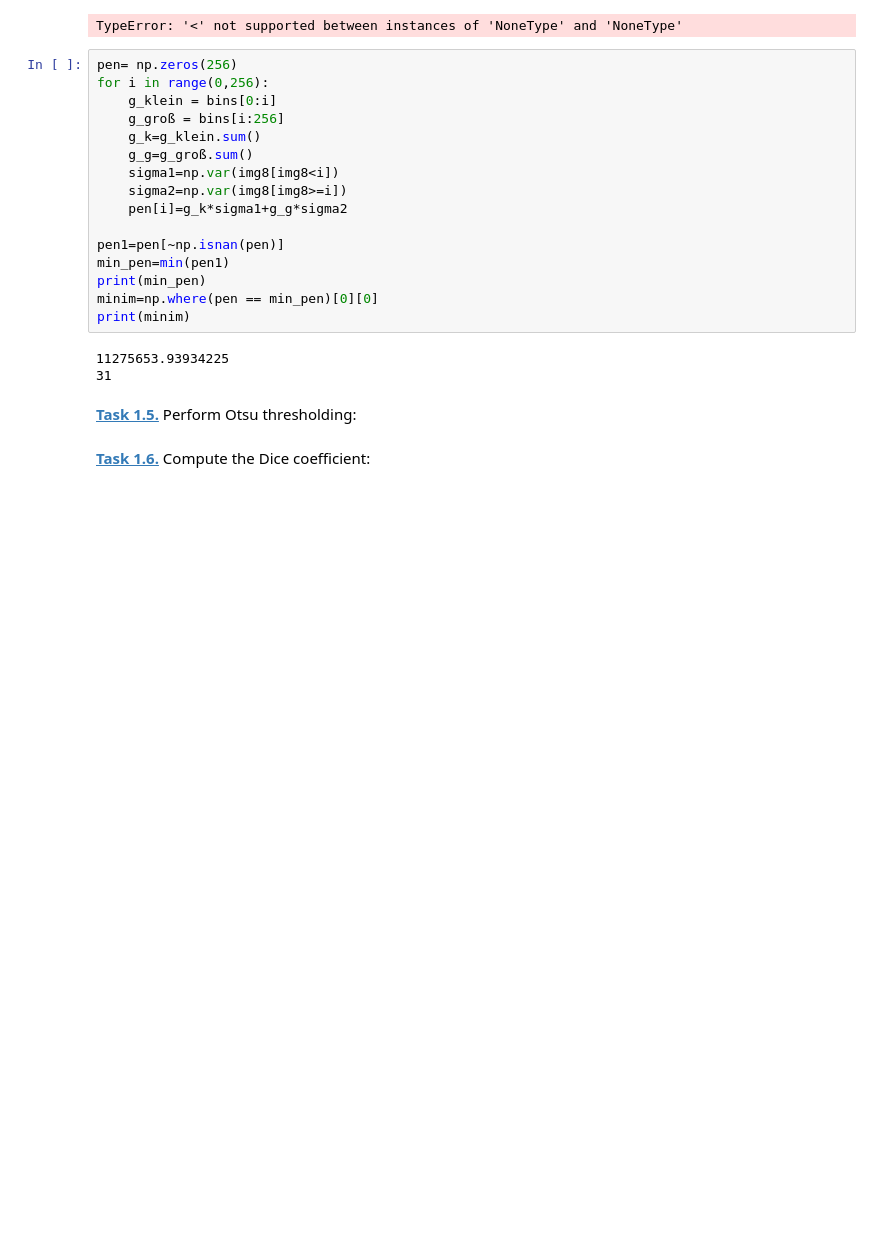
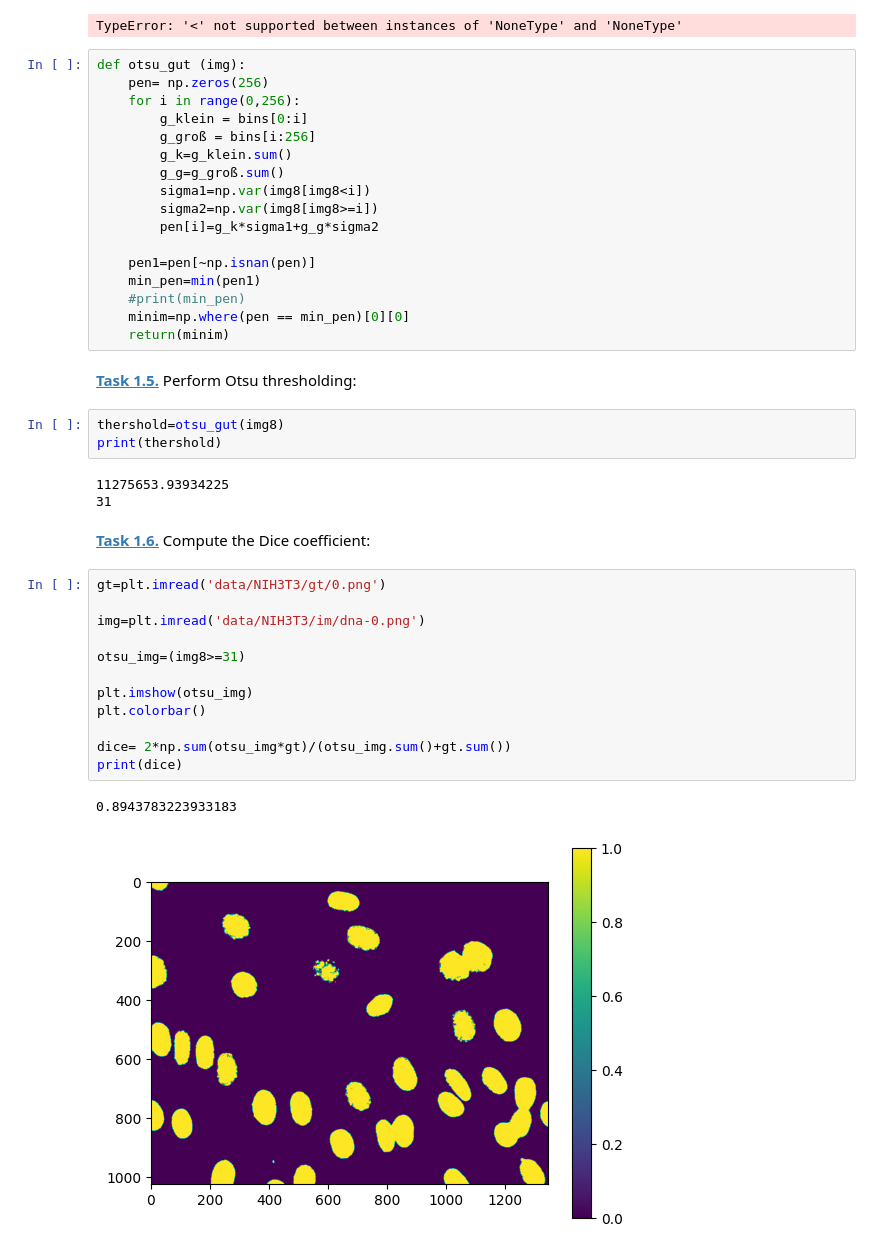
Before and after one commit to csytox/extracting-nuclear-codes-or-smth, a Jupyter notebook: otsu.ipynb, the cells around one changed output. Saved outputs shown, nothing was run; the diff lists cells and outputs as text; blank space fills up the shorter version.

```diff
--- a/otsu.ipynb
+++ b/otsu.ipynb
@@ -79,25 +84,44 @@ otsu(bins)
 0 550322
 TypeError: '<' not supported between instances of 'NoneType' and 'NoneType'
 # %%
-pen= np.zeros(256)
-for i in range(0,256):
-    g_klein = bins[0:i]
-    g_groß = bins[i:256]
-    g_k=g_klein.sum()
-    g_g=g_groß.sum()
-    sigma1=np.var(img8[img8<i])
-    sigma2=np.var(img8[img8>=i])
-    pen[i]=g_k*sigma1+g_g*sigma2
+def otsu_gut (img):
+    pen= np.zeros(256)
+    for i in range(0,256):
+        g_klein = bins[0:i]
+        g_groß = bins[i:256]
+        g_k=g_klein.sum()
+        g_g=g_groß.sum()
+        sigma1=np.var(img8[img8<i])
+        sigma2=np.var(img8[img8>=i])
+        pen[i]=g_k*sigma1+g_g*sigma2
 
-pen1=pen[~np.isnan(pen)]
-min_pen=min(pen1)
-print(min_pen)
-minim=np.where(pen == min_pen)[0][0]
-print(minim)
+    pen1=pen[~np.isnan(pen)]
+    min_pen=min(pen1)
+    #print(min_pen)
+    minim=np.where(pen == min_pen)[0][0]
+    return(minim)
-# %% [output]
-11275653.93934225
-31
 # %% [markdown]
 **[Task 1.5.]()** Perform Otsu thresholding:
+# %%
+thershold=otsu_gut(img8)
+print(thershold)
+# %% [output]
+11275653.93934225
+31
 # %% [markdown]
 **[Task 1.6.]()** Compute the Dice coefficient:
+# %%
+gt=plt.imread('data/NIH3T3/gt/0.png')
+
+img=plt.imread('data/NIH3T3/im/dna-0.png')
+
+otsu_img=(img8>=31)
+
+plt.imshow(otsu_img)
+plt.colorbar()
+
+dice= 2*np.sum(otsu_img*gt)/(otsu_img.sum()+gt.sum())
+print(dice)
+# %% [output]
+0.8943783223933183
+[figure, added]
```
Also changed, not shown: parts of 1 cell of this notebook.
